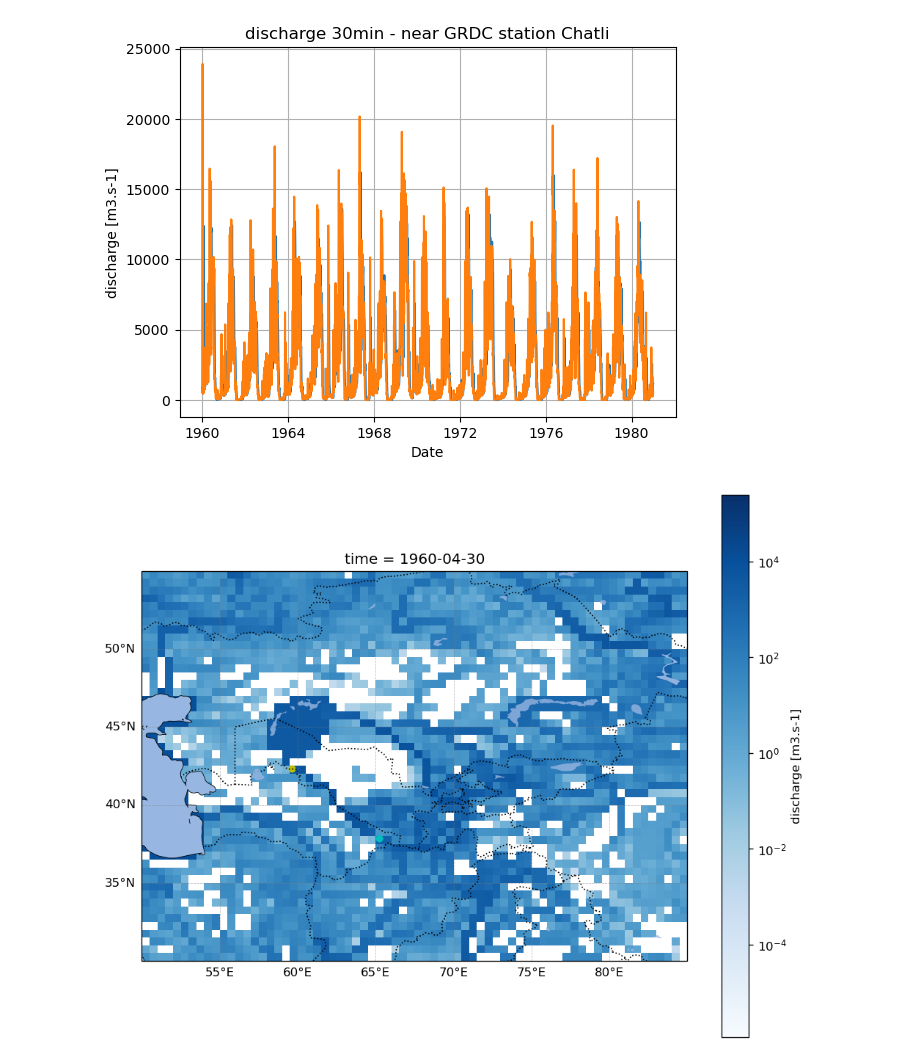
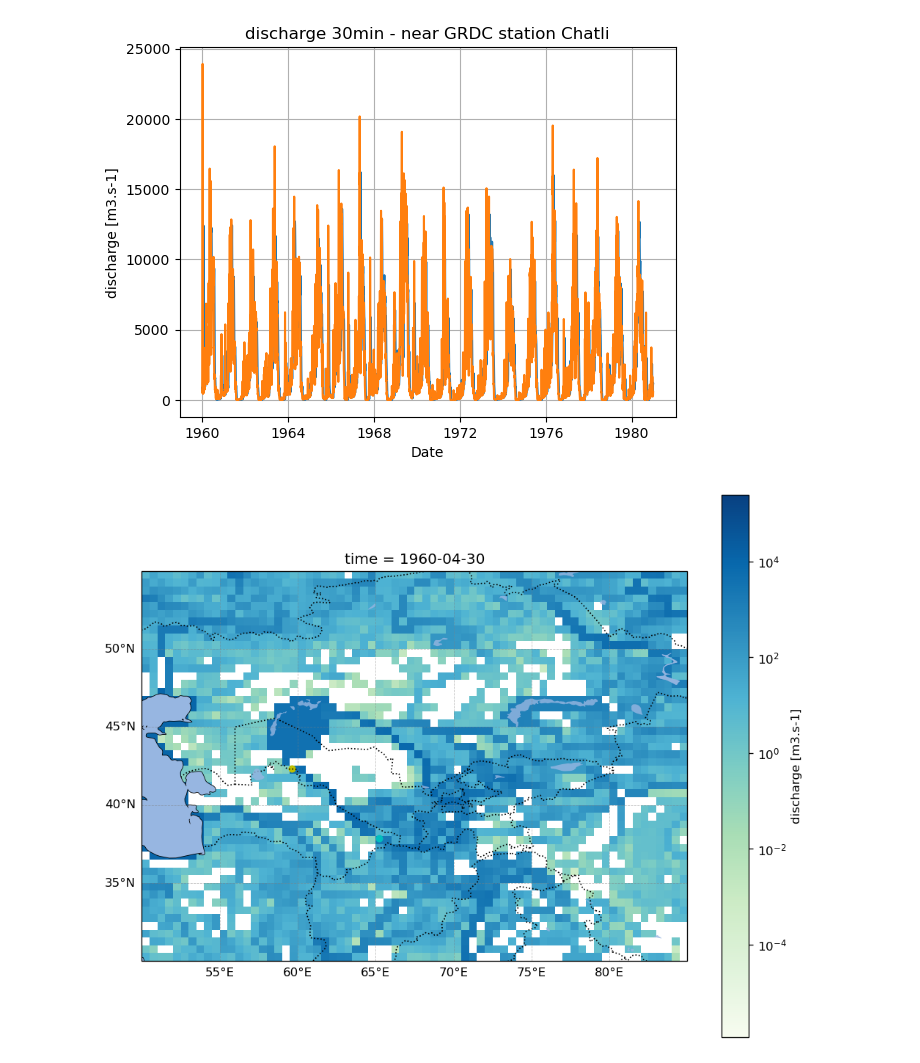
Before and after one commit to andrevdv/MSc_AralSea, a Jupyter notebook: book/thesis_projects/MSc/2025_Q1_AndreVanDerVeen_CEG/work_in_progress/Images_etc/PCRaster_tests.ipynb, the cells around one changed output. Cells and saved outputs as stored; diff of their text form; code cells hidden in the pictures.

```diff
--- a/book/thesis_projects/MSc/2025_Q1_AndreVanDerVeen_CEG/work_in_progress/Images_etc/PCRaster_tests.ipynb
+++ b/book/thesis_projects/MSc/2025_Q1_AndreVanDerVeen_CEG/work_in_progress/Images_etc/PCRaster_tests.ipynb
@@ -69,35 +69,35 @@ ax.set_extent([50, 85, 30, 55], crs=ccrs.PlateCarree())
 da_1_pos = da_1.where(da_1 > 0)   # negatieve en 0 maskeren
 
 vmin = float(da_1_pos.min())
 vmax = float(da_1_pos.max())
 
 da_1_pos.plot(
     ax=ax,
-    cmap="Blues",
+    cmap="GnBu",
     norm=colors.LogNorm(vmin=vmin, vmax=vmax),  # <– expliciete grenzen
 )
 
 # Add features
 ax.add_feature(cfeature.OCEAN, zorder=2)
 ax.add_feature(cfeature.BORDERS, linestyle=":")
 ax.add_feature(cfeature.LAKES, alpha=0.8)
 ax.add_feature(cfeature.COASTLINE)
 
 ax.scatter(59.6170672781565, 42.35144950637272, s=25, c="y", label = "Chatli")
 ax.scatter(65.23396486873717, 37.84142225056401, s=25, c="c", label = "Kerki")
 
 #38.27886233967275, 64.47358098132075
 #44.10221360453554, 66.50162231337735
 
 
 # Gridlines
 gl = ax.gridlines(draw_labels=True, linewidth=0.5, color="gray", alpha=0.5, linestyle="--")
 gl.top_labels = False
 gl.right_labels = False
 
 # Legend
 # %% [output]
-[figure, old version]
+[figure, new version]
 # %%
 #file_name = '/home/avandervee3/MSc_AralSea/book/thesis_projects/MSc/2025_Q1_AndreVanDerVeen_CEG/work_in_progress/Test_Aral/pcrglobwb_20250930_091104/netcdf/channelStorage_dailyTot_output.nc'
 
```
Also changed, not shown: parts of 2 cells of this notebook, 4 other files.
